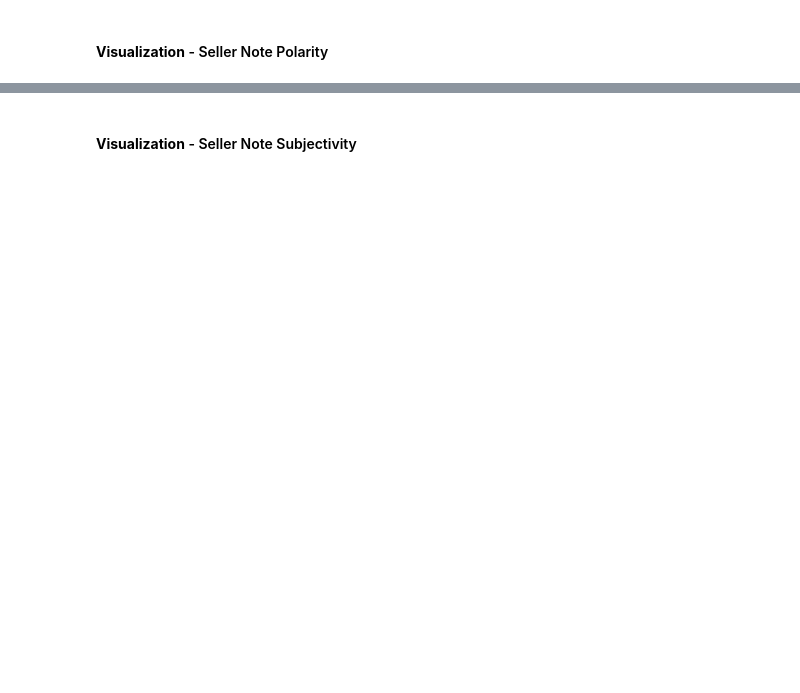
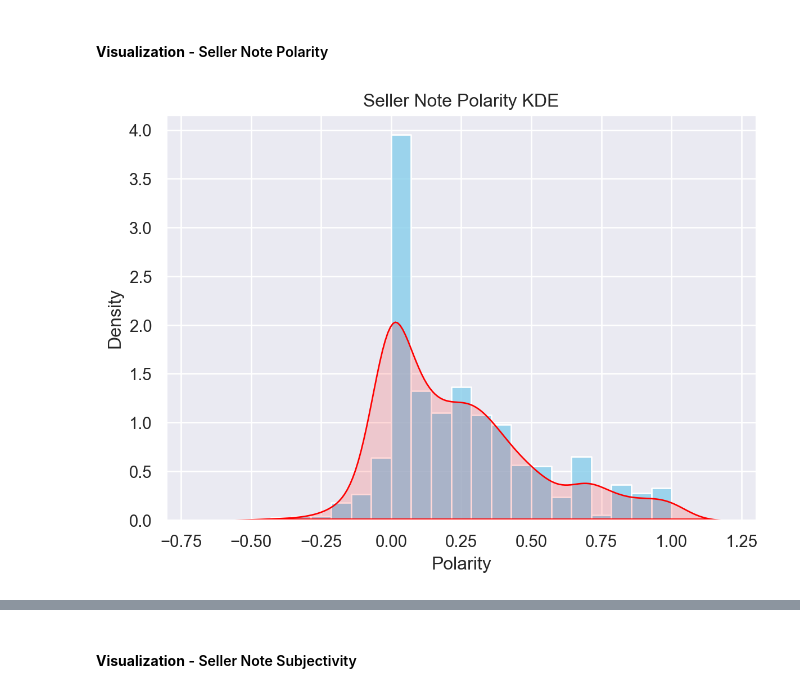
Before and after one commit to jxareas/laptop-price-catboost, a Jupyter notebook: notebooks/laptop_price_catboost.ipynb, the cells around one changed output, grey strips where cells are left out. Cells and saved outputs as stored; diff of their text form; code cells hidden in the pictures; blank space fills up the shorter version.

Commit message:
Create new features from `seller_note` and hardware components

```diff
--- a/notebooks/laptop_price_catboost.ipynb
+++ b/notebooks/laptop_price_catboost.ipynb
@@ -154,22 +177,21 @@ def get_sentiment_features(text: str, threshold: float = 0.1) -> Tuple[float, fl
 # %%
 def get_polarity(text: str, threshold: float = 0.1) -> float:
     """
-    Extracts the polarity from the sentiment of the given text.
+    Extracts the polarity score from the sentiment of the given text.
 
     Parameters:
     -----------
     text : str
-        The input text to analyze for sentiment polarity.
+        The text to analyze for sentiment polarity.
 
     threshold : float, optional, default=0.1
-        The threshold for determining sentiment polarity. This value is passed
-        to the `get_sentiment_features` function, but is not used in this
-        function directly.
+        The threshold for determining sentiment polarity, passed to
+        the `get_sentiment_features` function.
 
     Returns:
     --------
     float
-        The polarity score of the text, ranging from -1 (negative) to 1 (positive).
+        The polarity score, ranging from -1 (negative) to 1 (positive).
     """
     polarity, _, _ = get_sentiment_features(text, threshold)
     return polarity
@@ -177,22 +199,21 @@ def get_polarity(text: str, threshold: float = 0.1) -> float:
 
 def get_subjectivity(text: str, threshold: float = 0.1) -> float:
     """
-    Extracts the subjectivity from the sentiment of the given text.
+    Extracts the subjectivity score from the sentiment of the given text.
 
     Parameters:
     -----------
     text : str
-        The input text to analyze for sentiment subjectivity.
+        The text to analyze for sentiment subjectivity.
 
     threshold : float, optional, default=0.1
-        The threshold for determining sentiment polarity. This value is passed
-        to the `get_sentiment_features` function, but is not used in this
-        function directly.
+        The threshold for determining sentiment polarity, passed to
+        the `get_sentiment_features` function.
 
     Returns:
     --------
     float
-        The subjectivity score of the text, ranging from 0 (objective) to 1 (subjective).
+        The subjectivity score, ranging from 0 (objective) to 1 (subjective).
     """
     _, subjectivity, _ = get_sentiment_features(text, threshold)
     return subjectivity
@@ -206,17 +227,16 @@ def get_sentiment_label(text: str, threshold: float = 0.1) -> str:
     Parameters:
     -----------
     text : str
-        The input text to analyze for sentiment and label.
+        The text to analyze for sentiment and label.
 
     threshold : float, optional, default=0.1
-        The threshold for determining sentiment polarity. This value is passed
-        to the `get_sentiment_features` function, but is not used in this
-        function directly.
+        The threshold for determining sentiment polarity, passed to
+        the `get_sentiment_features` function.
 
     Returns:
     --------
     str
-        The sentiment label of the text: 'positive', 'negative', or 'neutral'.
+        The sentiment label: 'positive', 'negative', or 'neutral'.
     """
     _, _, sentiment_label = get_sentiment_features(text, threshold)
     return sentiment_label
@@ -249,4 +284,11 @@ df.select(
 # %% [markdown]
 #### **Visualization** - Seller Note Polarity
 # %%
-## TODO : Add Seller Note Polarity Plots
+(
+    so.Plot(df, x='seller_note_polarity')
+    .add(so.Bars(color='skyblue', alpha=.8), so.Hist('density'))
+    .add(so.Area(color='red', alpha=.15), so.KDE())
+    .label(title='Seller Note Polarity KDE', x='Polarity', y='Density')
+)
+# %% [output]
+[figure, added]
```
Also changed, not shown: parts of 20 cells of this notebook, 7 other files.
